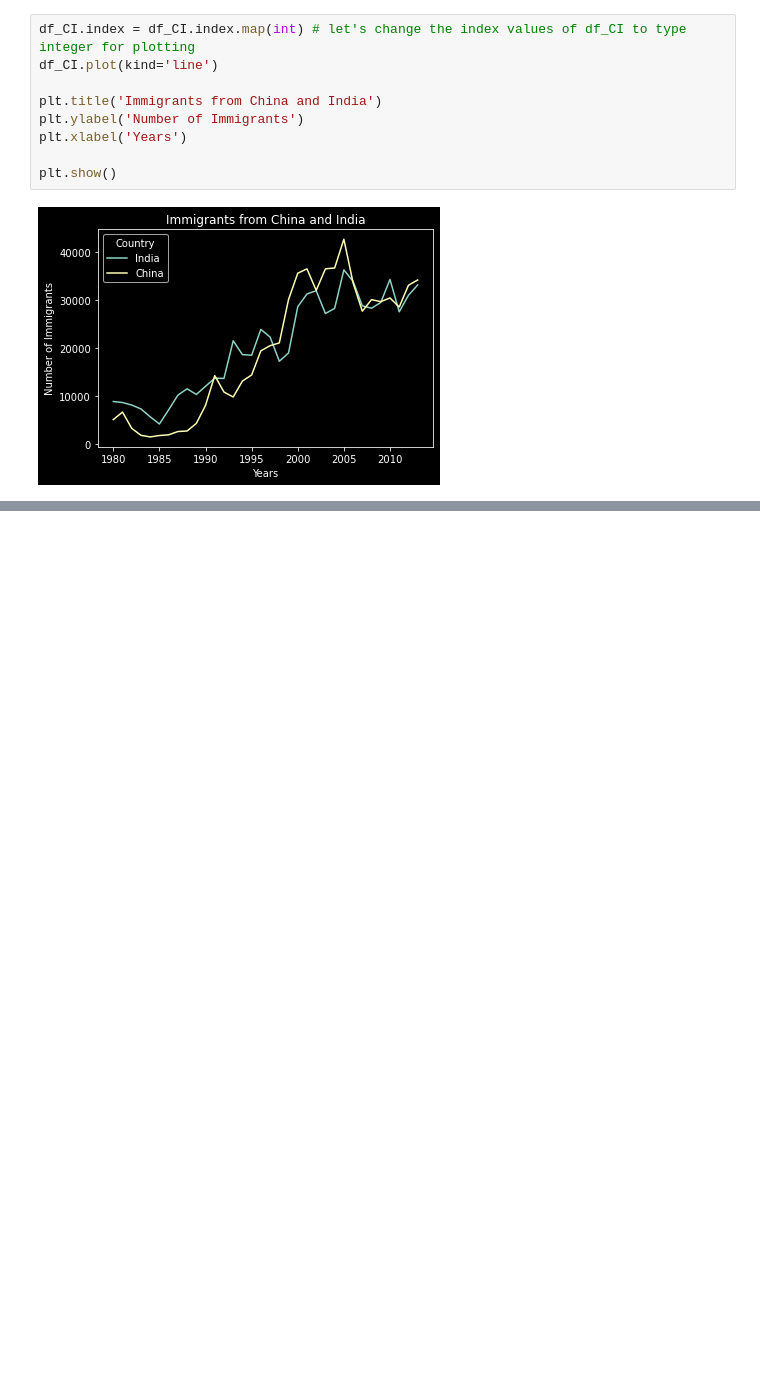
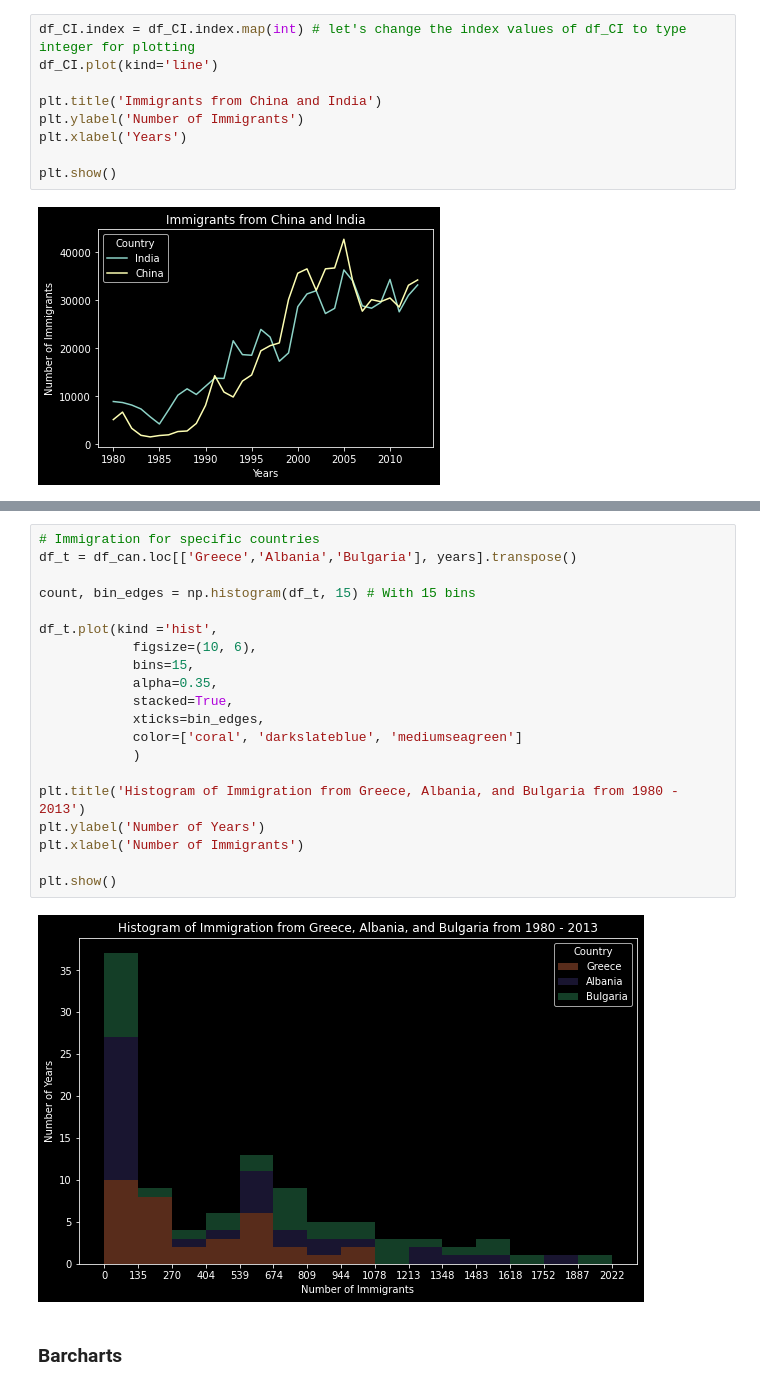
Before and after one commit to Achan40/CanadaDataVisual, a Jupyter notebook: files/CanadaDatPlots.ipynb, the cells around one changed output, grey strips where cells are left out. Drawn from its saved outputs; the diff is of its cells as text; blank space fills up the shorter version.

```diff
--- a/files/CanadaDatPlots.ipynb
+++ b/files/CanadaDatPlots.ipynb
@@ -233,0 +295,24 @@ plt.show()
+# %%
+# Immigration for specific countries
+df_t = df_can.loc[['Greece','Albania','Bulgaria'], years].transpose()
+
+count, bin_edges = np.histogram(df_t, 15) # With 15 bins
+
+df_t.plot(kind ='hist',
+            figsize=(10, 6),
+            bins=15,
+            alpha=0.35,
+            stacked=True,
+            xticks=bin_edges,
+            color=['coral', 'darkslateblue', 'mediumseagreen']
+            )
+
+plt.title('Histogram of Immigration from Greece, Albania, and Bulgaria from 1980 - 2013')
+plt.ylabel('Number of Years')
+plt.xlabel('Number of Immigrants')
+
+plt.show()
+# %% [output]
+[figure, added]
+# %% [markdown]
+### Barcharts
```
Also changed, not shown: parts of 23 cells of this notebook.
